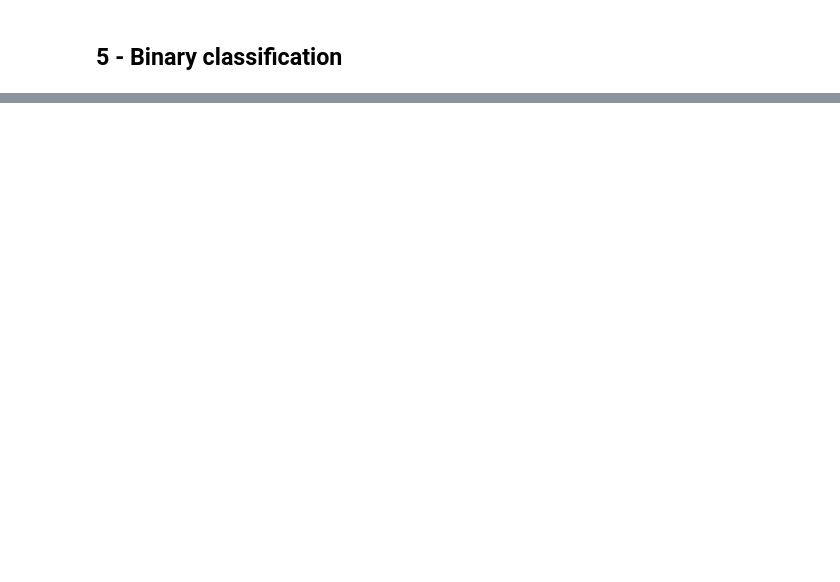
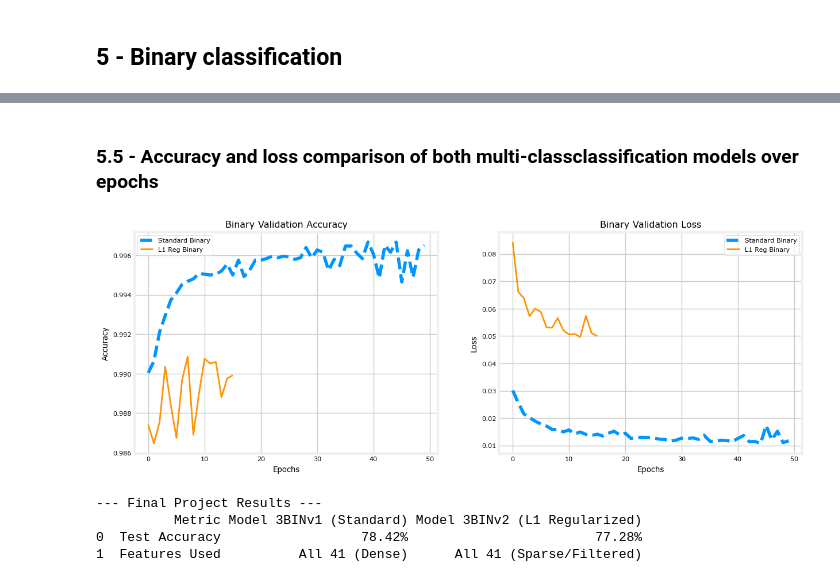
Before and after one commit to thelefthub/GV-NSL-KDD, a Jupyter notebook: model3_nn_nsl_kdd.ipynb, the cells around one changed output, grey strips where cells are left out. Cells and saved outputs as stored; diff of their text form; code cells hidden in the pictures; blank space fills up the shorter version.

```diff
--- a/model3_nn_nsl_kdd.ipynb
+++ b/model3_nn_nsl_kdd.ipynb
@@ -299,0 +427,40 @@ Name: count, dtype: int64
+# %% [markdown]
+### 5.5 - Accuracy and loss comparison of both multi-classclassification models over epochs
+# %%
+plt.close('all')
+fig, (ax1, ax2) = plt.subplots(1, 2, figsize=(15, 5))
+
+# Accuracy Plot
+ax1.plot(history_bin_3BINv1.history['val_accuracy'], label='Standard Binary', linestyle='--')
+ax1.plot(history_bin_3BINv2.history['val_accuracy'], label='L1 Reg Binary', linewidth=2)
+ax1.set_title('Binary Validation Accuracy')
+ax1.set_xlabel('Epochs')
+ax1.set_ylabel('Accuracy')
+ax1.legend()
+ax1.grid(True)
+
+# Loss Plot
+ax2.plot(history_bin_3BINv1.history['val_loss'], label='Standard Binary', linestyle='--')
+ax2.plot(history_bin_3BINv2.history['val_loss'], label='L1 Reg Binary', linewidth=2)
+ax2.set_title('Binary Validation Loss')
+ax2.set_xlabel('Epochs')
+ax2.set_ylabel('Loss')
+ax2.legend()
+ax2.grid(True)
+
+plt.show()
+
+results_df = pd.DataFrame({
+    "Metric": ["Test Accuracy", "Features Used"],
+    "Model 3BINv1 (Standard)": [f"{test_acc_3BINv1*100:.2f}%", "All 41 (Dense)"],
+    "Model 3BINv2 (L1 Regularized)": [f"{test_acc_3BINv2*100:.2f}%", "All 41 (Sparse/Filtered)"]
+})
+
+print("--- Final Project Results ---")
+print(results_df)
+# %% [output]
+[figure, added]
+--- Final Project Results ---
+          Metric Model 3BINv1 (Standard) Model 3BINv2 (L1 Regularized)
+0  Test Accuracy                  78.42%                        77.28%
+1  Features Used          All 41 (Dense)      All 41 (Sparse/Filtered)
```
Also changed, not shown: parts of 24 cells of this notebook.
